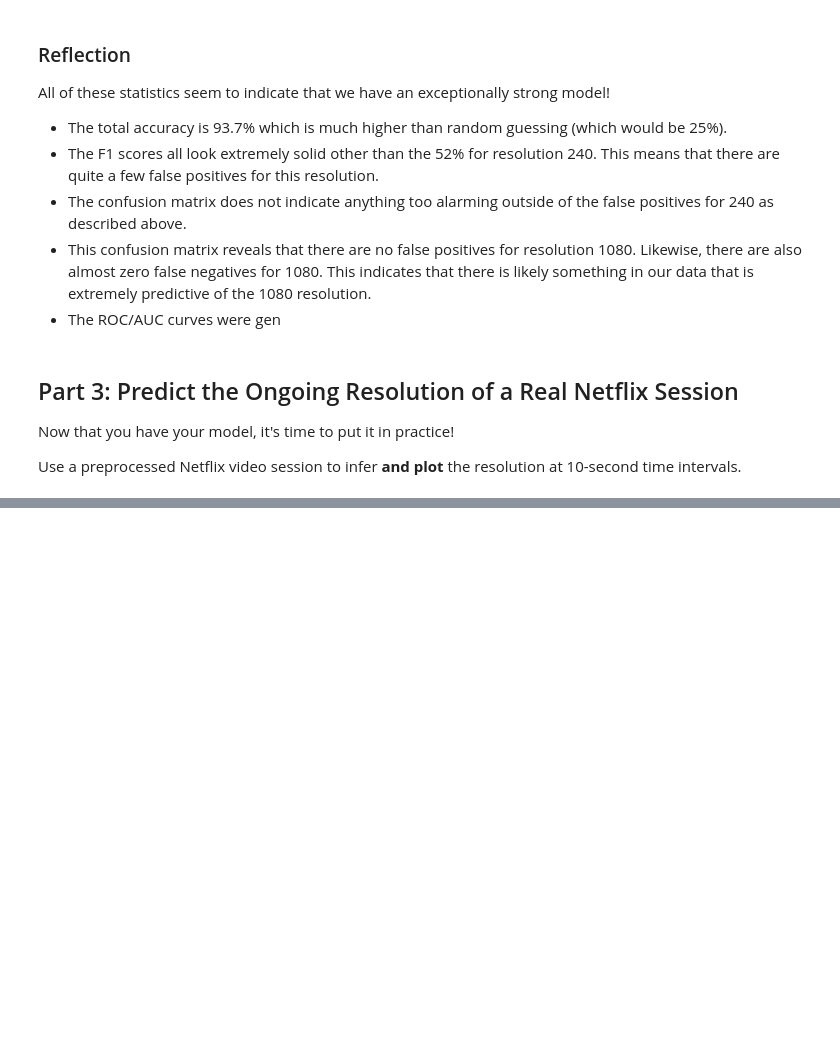
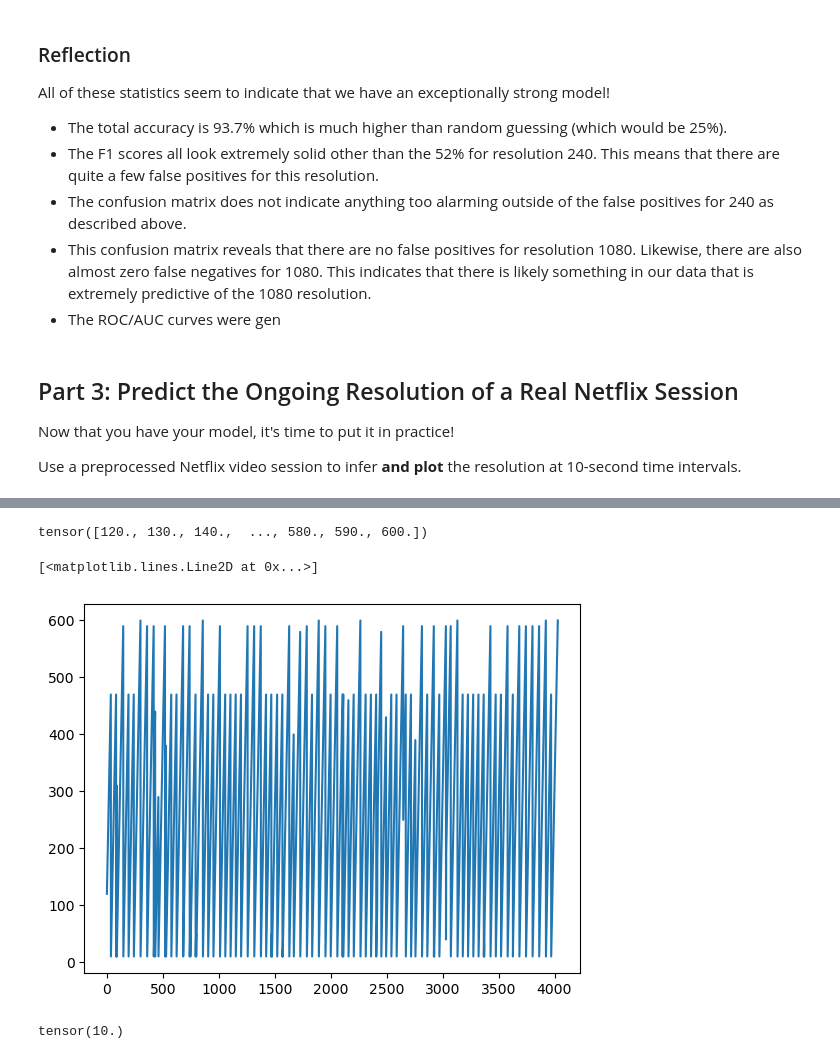
Before and after one commit to noise-course/video-quality-of-experience-zroe1, a Jupyter notebook: 1-Video-Quality-Inference.ipynb, the cells around one changed output, grey strips where cells are left out. Drawn from its saved outputs; the diff is of its cells as text; code cells hidden in the pictures; blank space fills up the shorter version.

```diff
--- a/1-Video-Quality-Inference.ipynb
+++ b/1-Video-Quality-Inference.ipynb
@@ -1093,0 +1080,15 @@ but Gdown can't. Please check connections and permissions.
+# %%
+unnormalized_test_set = torch.tensor(np.array(video_packets.values, dtype=np.float32))[cutoff2:]
+# %%
+unnormalized_test_set[:, timestamp_index]
+# %% [output]
+tensor([120., 130., 140.,  ..., 580., 590., 600.])
+# %%
+plt.plot(unnormalized_test_set[:, timestamp_index])
+# %% [output]
+[<matplotlib.lines.Line2D at 0x...>]
+[figure, added]
+# %%
+torch.min(torch.abs(unnormalized_test_set[1:, timestamp_index] - unnormalized_test_set[:-1, timestamp_index]))
+# %% [output]
+tensor(10.)
```
Also changed, not shown: parts of 3 cells of this notebook.
